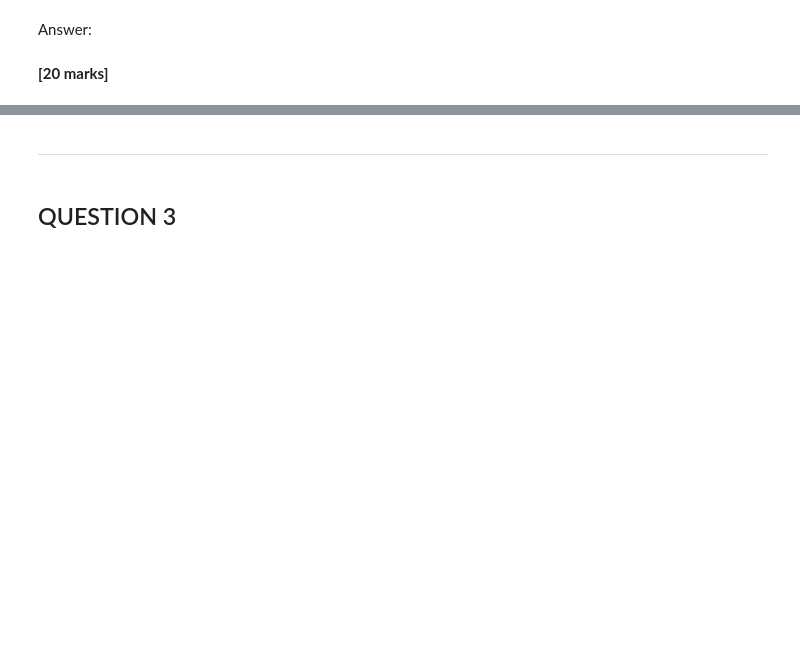
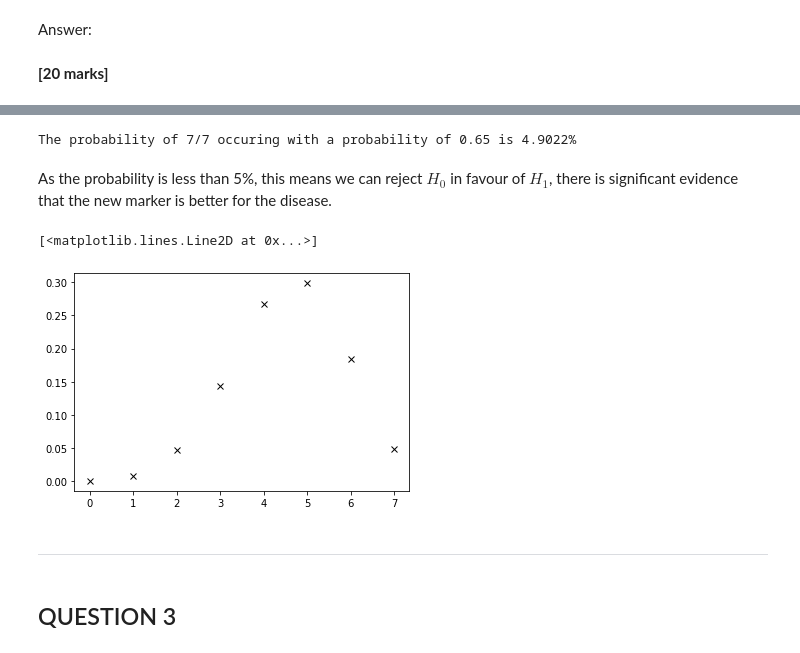
Before and after one commit to Clarke-Jools-36/DataAnalysis22, a Jupyter notebook: CA1.ipynb, the cells around one changed output, grey strips where cells are left out. Cells and saved outputs as stored; diff of their text form; code cells hidden in the pictures; blank space fills up the shorter version.

```diff
--- a/CA1.ipynb
+++ b/CA1.ipynb
@@ -136,3 +144,23 @@ Answer:
+# %%
+r = np.array([7])
+n = 7
+p = p_D3_given_melanoma
+print(f'The probability of 7/7 occuring with a probability of {p_D3_given_melanoma} is {sum(stats.binom.pmf(r, n, p)):.4%}')
+# %% [output]
+The probability of 7/7 occuring with a probability of 0.65 is 4.9022%
+# %% [markdown]
+As the probability is less than 5%, this means we can reject $H_0$ in favour of $H_1$, there is significant evidence that the new marker is better for the disease.
+# %%
+import numpy as np
+import pylab as plt
+# install packaged to do a normal function
+from scipy.stats import binom
+x = np.array([0,1,2,3,4,5,6,7])
+
+plt.plot(x, binom.pmf(x, 7, 0.65), "kx")
+# %% [output]
+[<matplotlib.lines.Line2D at 0x...>]
+[figure, added]
 # %% [markdown]
 ***
 # %% [markdown]
```
Also changed, not shown: parts of 6 cells of this notebook.
